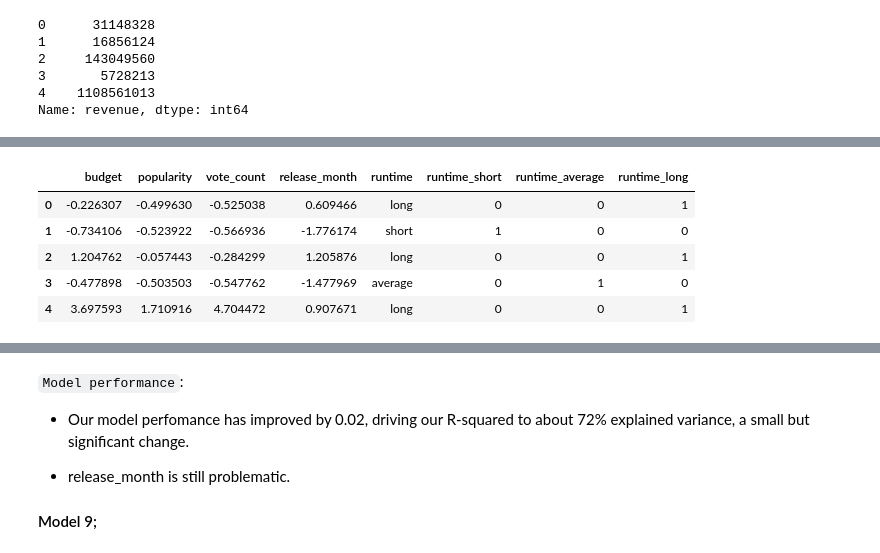
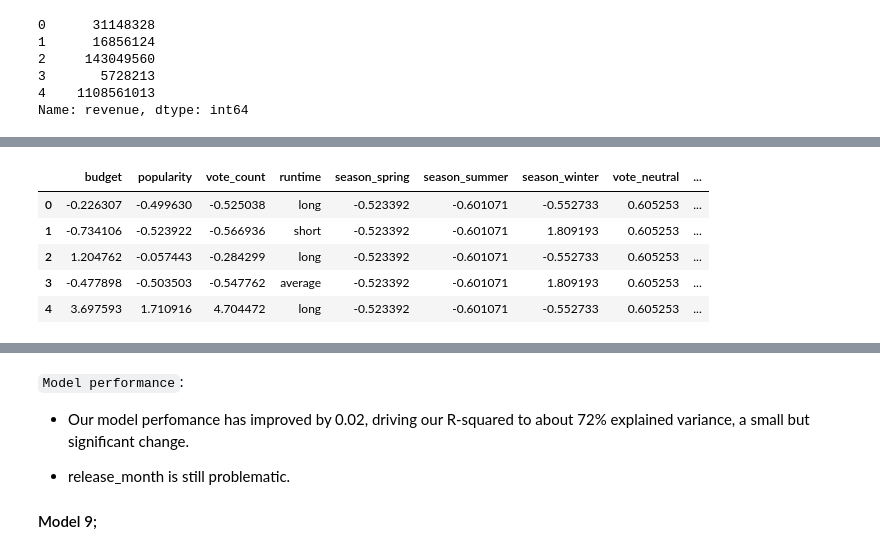
Before and after one commit to Assesa44/Movie-Revenue-Predictor, a Jupyter notebook: Notebooks/revenue_predictor.ipynb, the cells around one changed output, grey strips where cells are left out. Saved outputs shown, nothing was run; the diff lists cells and outputs as text; code cells hidden in the pictures.

Commit message:
docs: added encoded vote_average and release_months

```diff
--- a/Notebooks/revenue_predictor.ipynb
+++ b/Notebooks/revenue_predictor.ipynb
@@ -848,7 +919,7 @@ Dropping the popularity feature has not solved our problem, so we are resolving
 # %%
 # Standardize numerical features
 scaler = StandardScaler()
-X_scaled = pd.DataFrame(scaler.fit_transform(X_influence), columns=X_influence.columns)
+X_scaled = pd.DataFrame(scaler.fit_transform(X_encoded), columns=X_encoded.columns)
 
 # Preview dataframe
 X_scaled.head()
@@ -944,29 +980,29 @@ Our next option is encoding the runtine predictor. Movie runtimes are either lon
 # %%
 # Encode runtime
-min = X_reduced1['runtime'].min()
-max = X_reduced1['runtime'].max()
-X_split = X_reduced1.copy()
+min = X_scaled['runtime'].min()
+max = X_scaled['runtime'].max()
+X_split = X_scaled.copy()
 
 X_split['runtime'] = pd.to_numeric(X_split['runtime'], errors='coerce')
 
 # Create labels and get dummies
 bins = [-float('inf'), -0.5, 0.5, float('inf')]
 labels = ['short', 'average', 'long']
 X_split['runtime'] = pd.cut(X_split['runtime'], bins=bins, labels=labels)
 runtime_dummies = pd.get_dummies(X_split['runtime'], prefix='runtime')
 
 # Add the dummies to the dataset
 X_split = pd.concat([X_split, runtime_dummies], axis=1)
 
 # Preview the changes
 X_split.head()
 # %% [output]
-|  | budget | popularity | vote_count | release_month | runtime | runtime_short | runtime_average | runtime_long |
-| 0 | -0.226307 | -0.499630 | -0.525038 | 0.609466 | long | 0 | 0 | 1 |
-| 1 | -0.734106 | -0.523922 | -0.566936 | -1.776174 | short | 1 | 0 | 0 |
-| 2 | 1.204762 | -0.057443 | -0.284299 | 1.205876 | long | 0 | 0 | 1 |
-| 3 | -0.477898 | -0.503503 | -0.547762 | -1.477969 | average | 0 | 1 | 0 |
-| 4 | 3.697593 | 1.710916 | 4.704472 | 0.907671 | long | 0 | 0 | 1 |
+|  | budget | popularity | vote_count | runtime | season_spring | season_summer | season_winter | vote_neutral | ... |
+| 0 | -0.226307 | -0.499630 | -0.525038 | long | -0.523392 | -0.601071 | -0.552733 | 0.605253 | ... |
+| 1 | -0.734106 | -0.523922 | -0.566936 | short | -0.523392 | -0.601071 | 1.809193 | 0.605253 | ... |
+| 2 | 1.204762 | -0.057443 | -0.284299 | long | -0.523392 | -0.601071 | -0.552733 | 0.605253 | ... |
+| 3 | -0.477898 | -0.503503 | -0.547762 | average | -0.523392 | -0.601071 | 1.809193 | 0.605253 | ... |
+| 4 | 3.697593 | 1.710916 | 4.704472 | long | -0.523392 | -0.601071 | -0.552733 | 0.605253 | ... |
 # %%
 # Drop runtime, to avoid multicollinearity
 X_split.drop(columns= ['runtime'], inplace= True)
```
Also changed, not shown: parts of 20 cells of this notebook.
